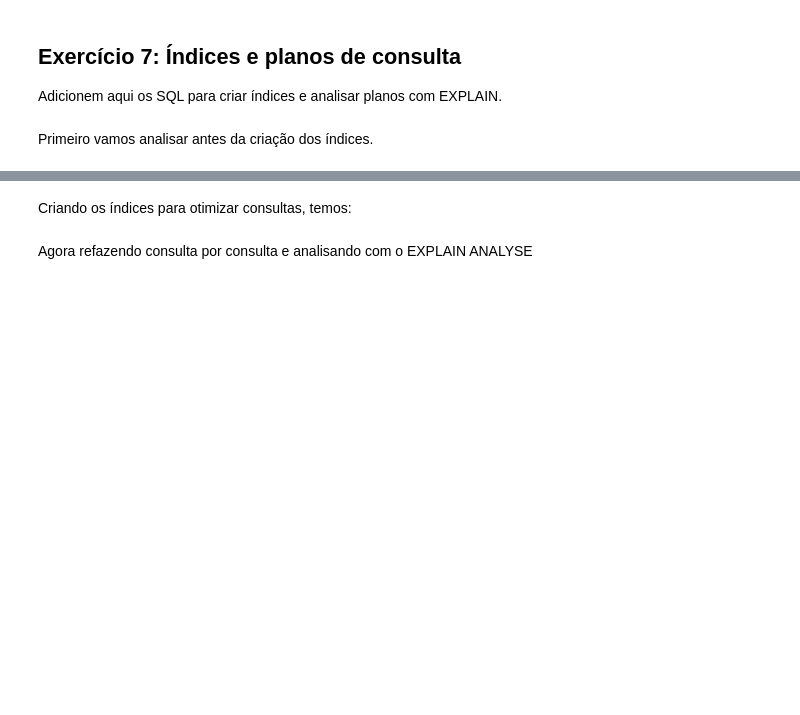
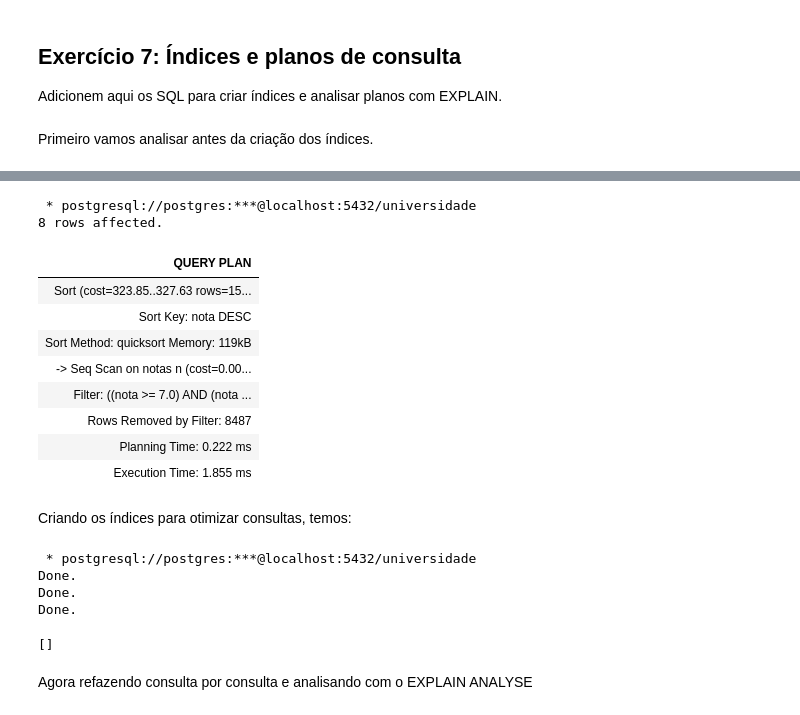
Before and after one commit to EnzoTM/TrabalhoFinalBD, a Jupyter notebook: trabalho_final_bd.ipynb, the cells around one changed output, grey strips where cells are left out. Saved outputs shown, nothing was run; the diff lists cells and outputs as text; code cells hidden in the pictures; blank space fills up the shorter version.

Commit message:
FIX: INDEX fixed

```diff
--- a/trabalho_final_bd.ipynb
+++ b/trabalho_final_bd.ipynb
@@ -406,30 +396,47 @@ WHERE o.periodo = '2025-2';
 # %%
 %%sql
--- CONSULTA 3: Consulta complexa de bolsas por curso (usa JOIN em CursoTemDisciplina)
+-- CONSULTA 3: Buscar alunos com notas em faixa específica
 EXPLAIN ANALYZE
-SELECT c.codigo, c.nome, COUNT(mb.id_bolsa) as total_bolsas
-FROM Curso c
-JOIN CursoTemDisciplina ctd ON ctd.codigoCurso = c.codigo
-JOIN Oferecimento o ON o.codigo = ctd.codigoDisciplina
-JOIN Matricula m ON m.codigo_oferecimento = o.codigo_oferecimento
-JOIN MatriculaTemBolsa mb ON (mb.nomeAluno, mb.sobrenomeAluno, mb.telefoneAluno, mb.codigo_oferecimento)
-    = (m.nomeAluno, m.sobrenomeAluno, m.telefoneAluno, m.codigo_oferecimento)
-GROUP BY c.codigo, c.nome
-LIMIT 10;
+SELECT
+    n.nomeAluno,
+    n.sobrenomeAluno,
+    n.nota,
+    n.codigo_oferecimento
+FROM Notas n
+WHERE n.nota BETWEEN 7.0 AND 8.5
+ORDER BY n.nota DESC;
+# %% [output]
+ * postgresql://postgres:***@localhost:5432/universidade
+8 rows affected.
+| QUERY PLAN |
+| Sort (cost=323.85..327.63 rows=15... |
+| Sort Key: nota DESC |
+| Sort Method: quicksort Memory: 119kB |
+| -> Seq Scan on notas n (cost=0.00... |
+| Filter: ((nota >= 7.0) AND (nota ... |
+| Rows Removed by Filter: 8487 |
+| Planning Time: 0.222 ms |
+| Execution Time: 1.855 ms |
 # %% [markdown]
 Criando os índices para otimizar consultas, temos:
 # %%
 %%sql
 -- CRIAÇÃO DOS ÍNDICES
 
--- ÍNDICE 1: Para otimizar consultas por período em Oferecimento
-CREATE INDEX idx_oferecimento_periodo ON Oferecimento(periodo);
+-- ÍNDICE 1: Para otimizar buscas por cidade específica do aluno (HASH)
+CREATE INDEX idx_aluno_cidade_hash ON Aluno USING HASH(cidade);
 
--- ÍNDICE 2: Para otimizar JOINs entre Matricula e Oferecimento
-CREATE INDEX idx_matricula_codigo_oferecimento ON Matricula(codigo_oferecimento);
+-- ÍNDICE 2: Para otimizar consultas por sexo de aluno
+CREATE INDEX idx_aluno_sexo_hash ON Aluno USING HASH(sexo);
 
--- ÍNDICE 3: Para otimizar JOINs em CursoTemDisciplina por disciplina
-CREATE INDEX idx_curso_tem_disciplina_codigo_disciplina ON CursoTemDisciplina(codigoDisciplina);
+-- ÍNDICE 3: Para otimizar buscas por nota em consultas de desempenho acadêmico
+CREATE INDEX idx_notas_nota_btree ON Notas USING BTREE(nota);
+# %% [output]
+ * postgresql://postgres:***@localhost:5432/universidade
+Done.
+Done.
+Done.
+[]
 # %% [markdown]
 Agora refazendo consulta por consulta e analisando com o EXPLAIN ANALYSE
 # %%
```
Also changed, not shown: parts of 13 cells of this notebook.
